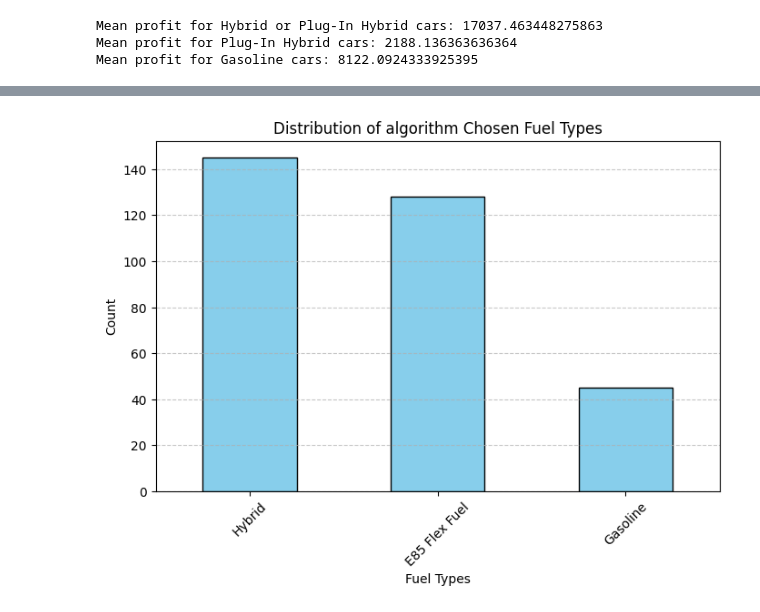
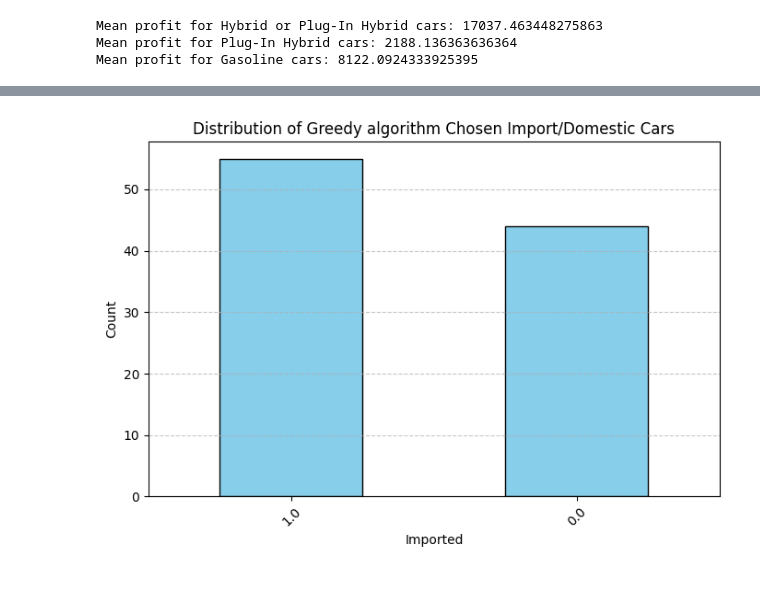
Before and after one commit to JustinTrenchcoat/MATH441_Project_2, a Jupyter notebook: analysis2.0.ipynb, the cells around one changed output, grey strips where cells are left out. Cells and saved outputs as stored; diff of their text form; code cells hidden in the pictures; blank space fills up the shorter version.

```diff
--- a/analysis2.0.ipynb
+++ b/analysis2.0.ipynb
@@ -398,14 +425,13 @@ plt.show()
 # %%
-algorithm_selected_index = [i for i, val in enumerate (x.value) if val == 1]
-algorithm_selected_fuel = df_new.loc[algorithm_selected_index, "fuel_type"]
-brand_counts = algorithm_selected_fuel.value_counts()
+greedy_selected_import = df_new.loc[items, "imported"]
+brand_counts = greedy_selected_import.value_counts()
 plt.figure(figsize=(8,5))
 brand_counts.plot(kind="bar", color = "skyblue", edgecolor="black")
-plt.xlabel("Fuel Types")
+plt.xlabel("Imported")
 plt.ylabel("Count")
-plt.title("Distribution of algorithm Chosen Fuel Types")
+plt.title("Distribution of Greedy algorithm Chosen Import/Domestic Cars")
 plt.xticks(rotation=45)
 plt.grid(axis='y', linestyle='--', alpha=0.7)
 plt.show()
 # %% [output]
-[figure, old version]
+[figure, new version]
```
Also changed, not shown: parts of 12 cells of this notebook.
